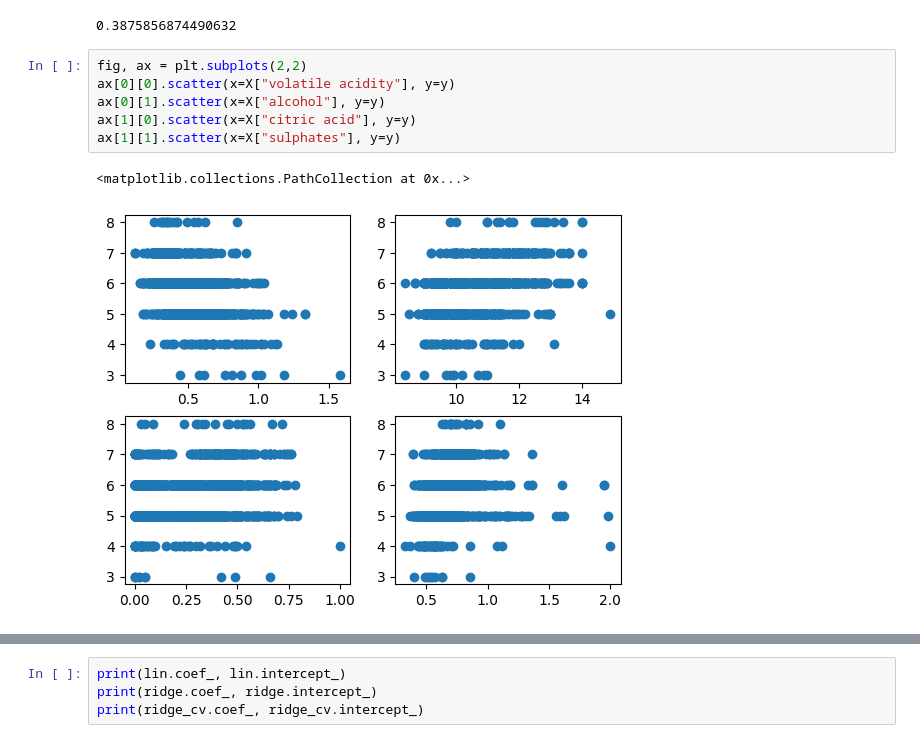
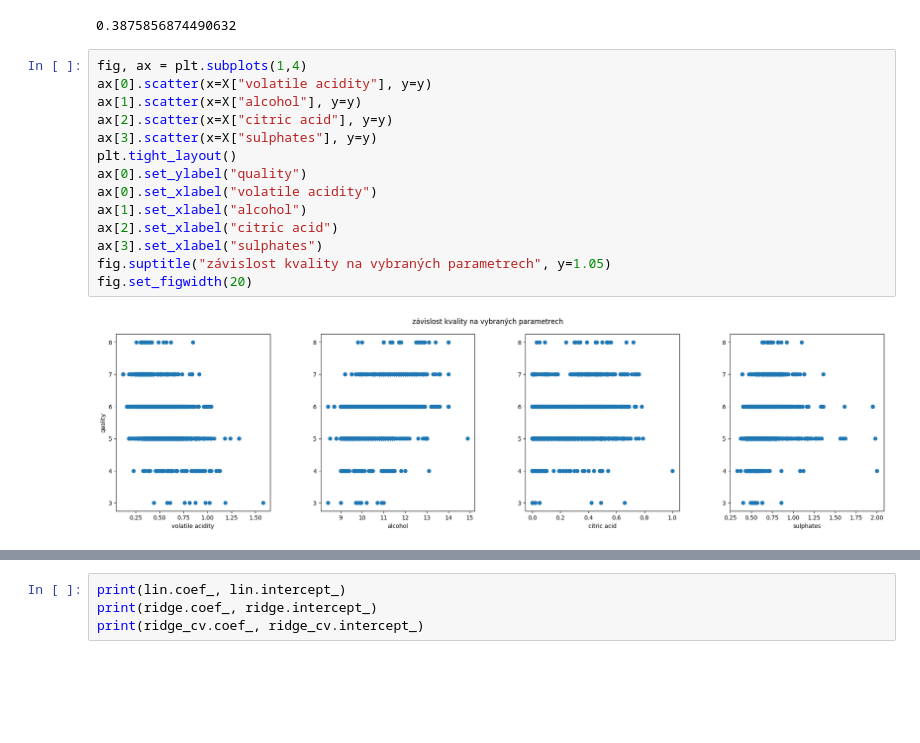
Before and after one commit to SpartaRoman/Dom-c-_-kol, a Jupyter notebook: RedWine.ipynb, the cells around one changed output, grey strips where cells are left out. Drawn from its saved outputs; the diff is of its cells as text; blank space fills up the shorter version.

```diff
--- a/RedWine.ipynb
+++ b/RedWine.ipynb
@@ -172,14 +194,21 @@ r2_score(y_test, y_pred)
 # %% [output]
 0.3875856874490632
 # %%
-fig, ax = plt.subplots(2,2)
-ax[0][0].scatter(x=X["volatile acidity"], y=y)
-ax[0][1].scatter(x=X["alcohol"], y=y)
-ax[1][0].scatter(x=X["citric acid"], y=y)
-ax[1][1].scatter(x=X["sulphates"], y=y)
+fig, ax = plt.subplots(1,4)
+ax[0].scatter(x=X["volatile acidity"], y=y)
+ax[1].scatter(x=X["alcohol"], y=y)
+ax[2].scatter(x=X["citric acid"], y=y)
+ax[3].scatter(x=X["sulphates"], y=y)
+plt.tight_layout()
+ax[0].set_ylabel("quality")
+ax[0].set_xlabel("volatile acidity")
+ax[1].set_xlabel("alcohol")
+ax[2].set_xlabel("citric acid")
+ax[3].set_xlabel("sulphates")
+fig.suptitle("závislost kvality na vybraných parametrech", y=1.05)
+fig.set_figwidth(20)
 # %% [output]
-<matplotlib.collections.PathCollection at 0x...>
-[figure, old version]
+[figure, new version]
 # %%
 ridge=Ridge(alpha=0.5)
 ridge.fit(X_train, y_train)
```
Also changed, not shown: parts of 10 cells of this notebook.
